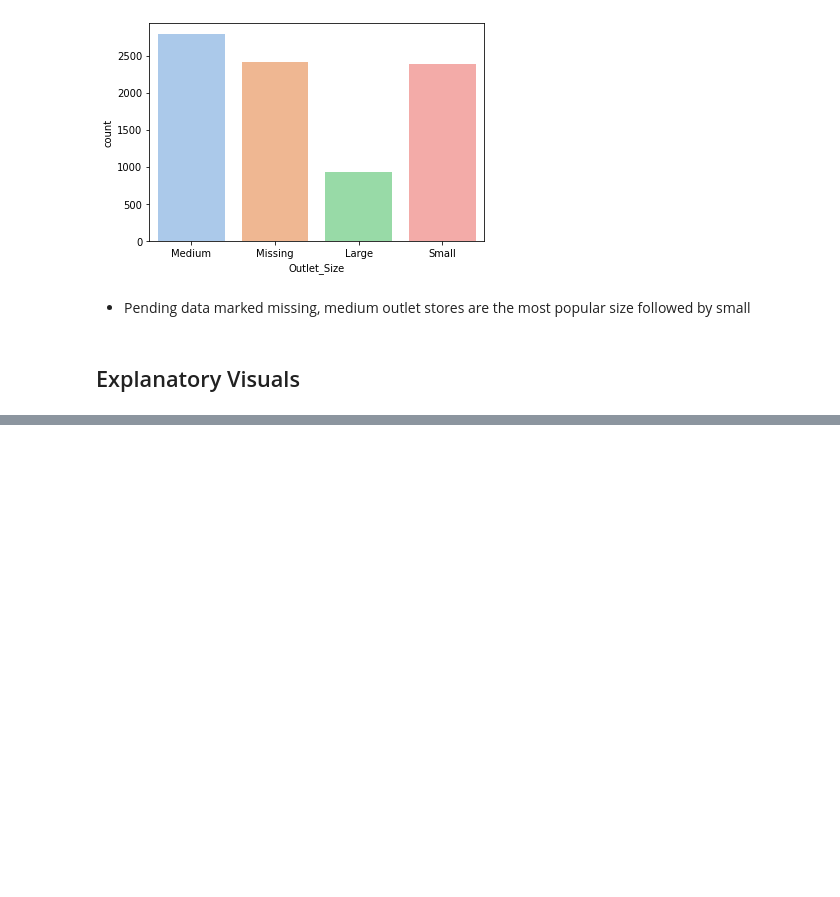
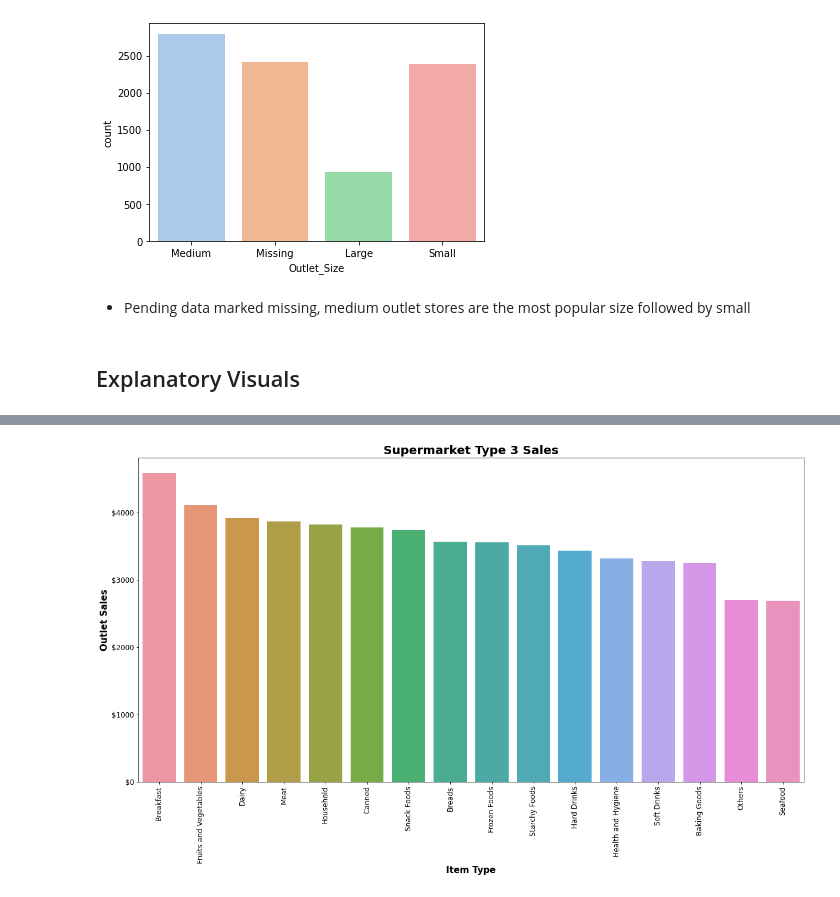
Before and after one commit to AshleyHeinrich/Project-1-, a Jupyter notebook: Project_1_Sales_Predictions.ipynb, the cells around one changed output, grey strips where cells are left out. Saved outputs shown, nothing was run; the diff lists cells and outputs as text; code cells hidden in the pictures; blank space fills up the shorter version.

```diff
--- a/Project_1_Sales_Predictions.ipynb
+++ b/Project_1_Sales_Predictions.ipynb
@@ -612,0 +748,3 @@ followed by small
+# %%
+outlet_filter = sales_df['Outlet_Type'] == 'Supermarket Type3'
+outlet_filter
@@ -612,0 +764,3 @@ followed by small
+# %%
+means3 = sales_df.loc[outlet_filter,:].groupby('Item_Type')['Item_Outlet_Sales'].mean().sort_values(ascending = False)
+means3
@@ -612,0 +786,20 @@ followed by small
+# %%
+fig, ax = plt.subplots(figsize=(20,10))
+
+ax = sns.barplot(data=sales_df.loc[outlet_filter,:],x='Item_Type', y = 'Item_Outlet_Sales', order = means3.index,
+                 ci = None);
+
+
+plt.xticks(rotation = 'vertical', fontsize = 12)
+plt.yticks(fontsize = 12)
+
+ax.set_title('Supermarket Type 3 Sales', fontsize = 20, fontweight = 'bold');
+ax.set_xlabel('Item Type', fontsize = 15, fontweight = 'bold')
+ax.set_ylabel('Outlet Sales', fontsize = 15, fontweight = 'bold');
+
+
+ticks = ax.get_yticks();
+new_labels = ['${}'.format(int(amt)) for amt in ticks];
+ax.set_yticklabels(new_labels);
+# %% [output]
+[figure, added]
```
Also changed, not shown: parts of 22 cells of this notebook.
